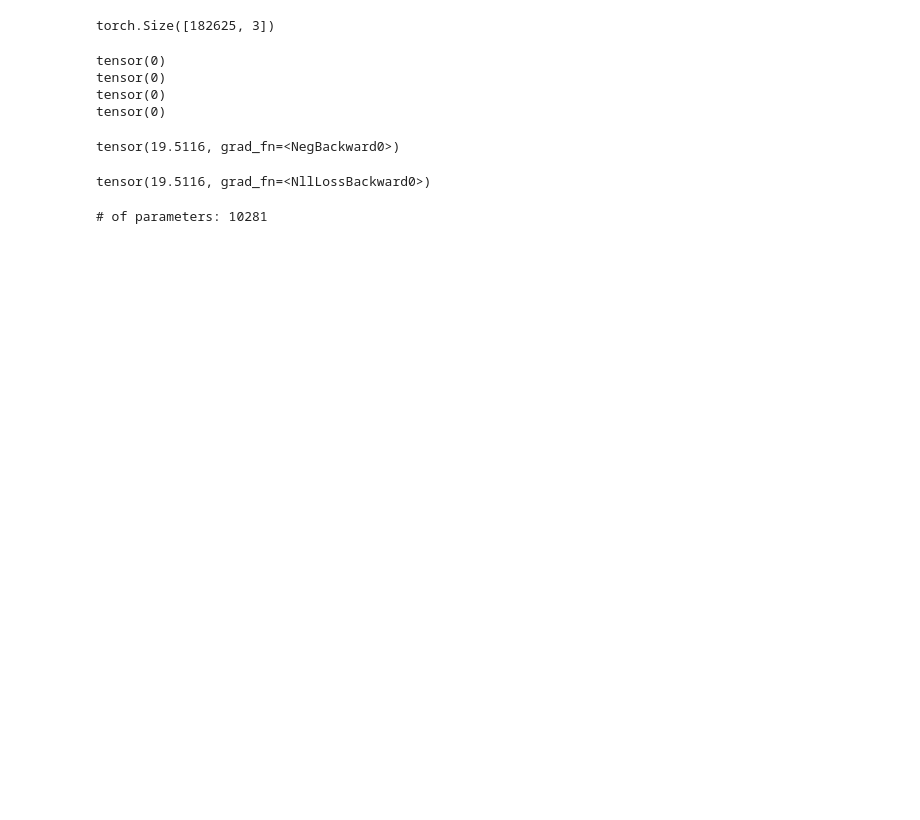
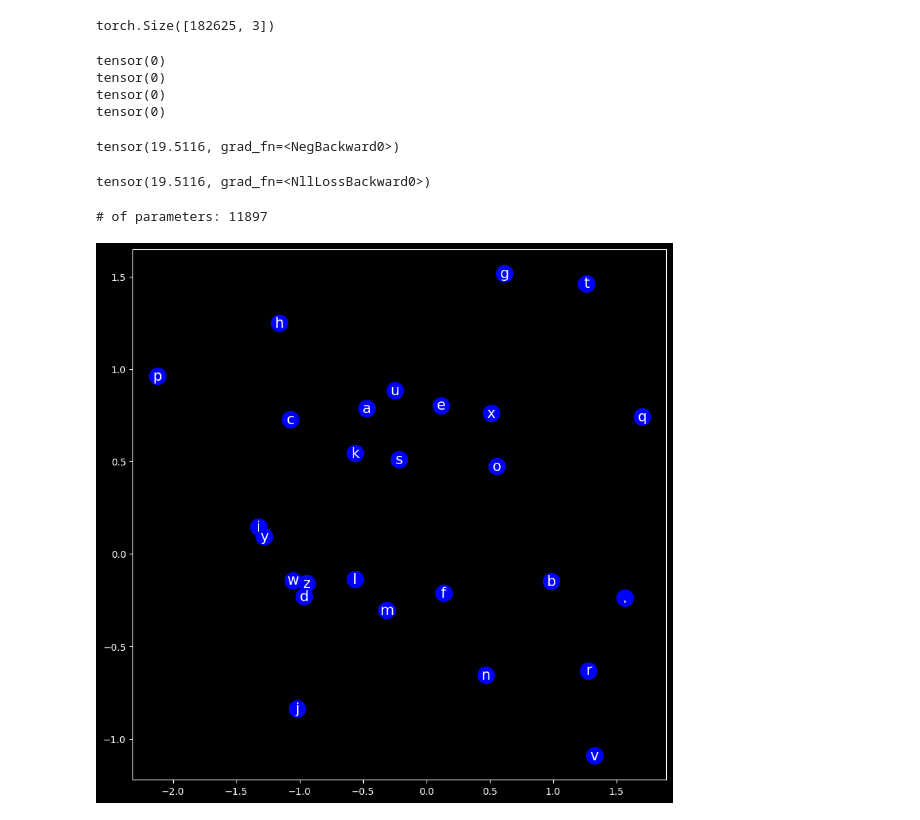
Before and after one commit to sanketmishra009/aiml, a Jupyter notebook: deepLearning/nlp/makemore/ngram.ipynb, the cells around one changed output. Saved outputs shown, nothing was run; the diff lists cells and outputs as text; code cells hidden in the pictures; blank space fills up the shorter version.

```diff
--- a/deepLearning/nlp/makemore/ngram.ipynb
+++ b/deepLearning/nlp/makemore/ngram.ipynb
@@ -158,17 +157,21 @@ tensor(19.5116, grad_fn=<NllLossBackward0>)
 # %%
 #final network:
 gen = torch.Generator().manual_seed(2147483647)
-c = torch.randn((27 , 2) , generator= gen)
-w1 = torch.randn((6 , 300) , generator = gen)
-b1 = torch.randn(300 , generator= gen)
-w2 = torch.randn((300 , 27) , generator= gen)
+c = torch.randn((27 , 10) , generator= gen)
+w1 = torch.randn((30 , 200) , generator = gen)
+b1 = torch.randn(200 , generator= gen)
+w2 = torch.randn((200 , 27) , generator= gen)
 b2 = torch.randn(27 , generator = gen)
 parameters = [c , w1 , b1 , w2 , b2]
 print(f"# of parameters: {sum(el.nelement() for el in parameters)}")
 for p in parameters:
     p.requires_grad = True
+
+plot_embeddings(c)
+plt.savefig('./data/ngram-embeddings1.png')
 # %% [output]
-# of parameters: 10281
+# of parameters: 11897
+[figure, added]
 # %%
 #test learning rates:
 lre = torch.linspace(-3 , 0 , 1000)
```
Also changed, not shown: parts of 13 cells of this notebook, 4 other files.
